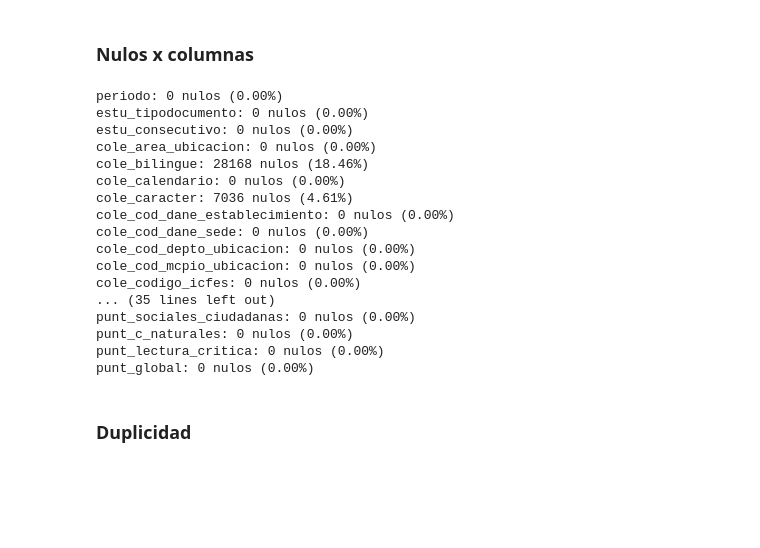
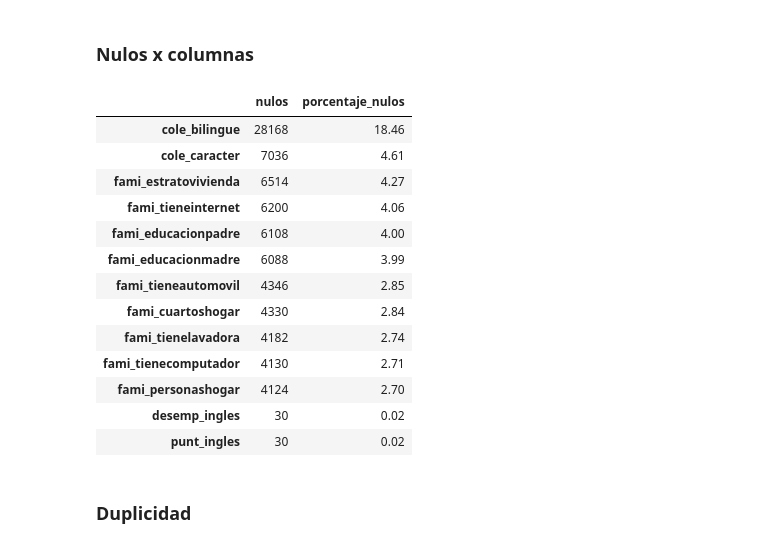
Before and after one commit to kcaicedor/despliegue_icfes, a Jupyter notebook: icfes.ipynb, the cells around one changed output. Cells and saved outputs as stored; diff of their text form; code cells hidden in the pictures; blank space fills up the shorter version.

Commit message:
Preparación y limpieza inicial de datos ICFES

```diff
--- a/icfes.ipynb
+++ b/icfes.ipynb
@@ -137,29 +138,33 @@ df.he
 # %% [markdown]
 ### Nulos x columnas
 # %%
-for columna in df.columns:
-    nulos = df[columna].isnull().sum()
-    porcentaje = (nulos / len(df)) * 100
+resumen_nulos = pd.DataFrame({
+    "nulos": df.isna().sum(),
+    "porcentaje_nulos": (df.isna().mean() * 100).round(2)
+})
 
-    print(f"{columna}: {nulos} nulos ({porcentaje:.2f}%)")
+resumen_nulos = resumen_nulos.query("nulos > 0")
+resumen_nulos = resumen_nulos.sort_values(
+    "porcentaje_nulos",
+    ascending=False
+)
+
+display(resumen_nulos)
 # %% [output]
-periodo: 0 nulos (0.00%)
-estu_tipodocumento: 0 nulos (0.00%)
-estu_consecutivo: 0 nulos (0.00%)
-cole_area_ubicacion: 0 nulos (0.00%)
-cole_bilingue: 28168 nulos (18.46%)
-cole_calendario: 0 nulos (0.00%)
-cole_caracter: 7036 nulos (4.61%)
-cole_cod_dane_establecimiento: 0 nulos (0.00%)
-cole_cod_dane_sede: 0 nulos (0.00%)
-cole_cod_depto_ubicacion: 0 nulos (0.00%)
-cole_cod_mcpio_ubicacion: 0 nulos (0.00%)
-cole_codigo_icfes: 0 nulos (0.00%)
-... (35 lines left out)
-punt_sociales_ciudadanas: 0 nulos (0.00%)
-punt_c_naturales: 0 nulos (0.00%)
-punt_lectura_critica: 0 nulos (0.00%)
-punt_global: 0 nulos (0.00%)
+|  | nulos | porcentaje_nulos |
+| cole_bilingue | 28168 | 18.46 |
+| cole_caracter | 7036 | 4.61 |
+| fami_estratovivienda | 6514 | 4.27 |
+| fami_tieneinternet | 6200 | 4.06 |
+| fami_educacionpadre | 6108 | 4.00 |
+| fami_educacionmadre | 6088 | 3.99 |
+| fami_tieneautomovil | 4346 | 2.85 |
+| fami_cuartoshogar | 4330 | 2.84 |
+| fami_tienelavadora | 4182 | 2.74 |
+| fami_tienecomputador | 4130 | 2.71 |
+| fami_personashogar | 4124 | 2.70 |
+| desemp_ingles | 30 | 0.02 |
+| punt_ingles | 30 | 0.02 |
 # %% [markdown]
 ### Duplicidad
 # %%
```
Also changed, not shown: parts of 4 cells of this notebook.
